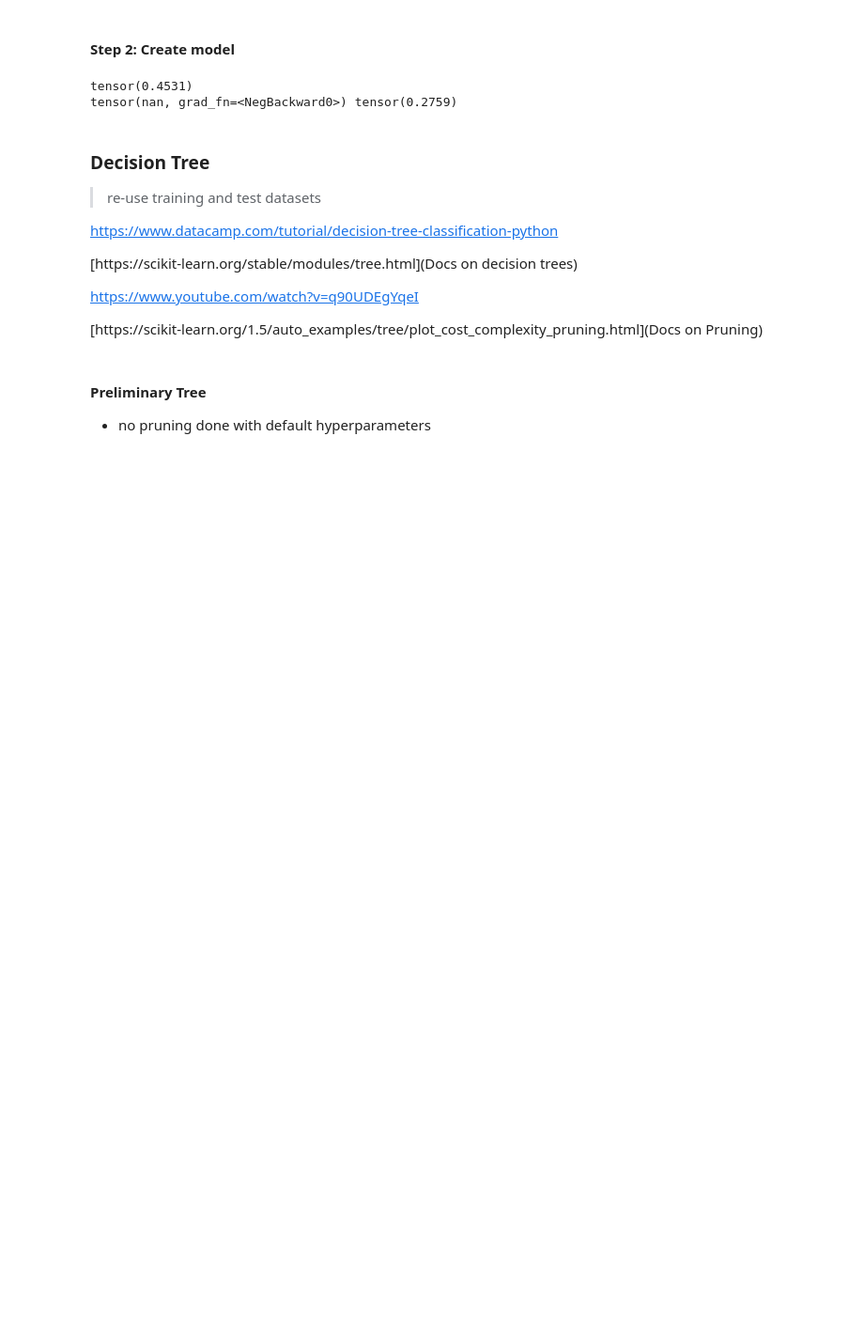
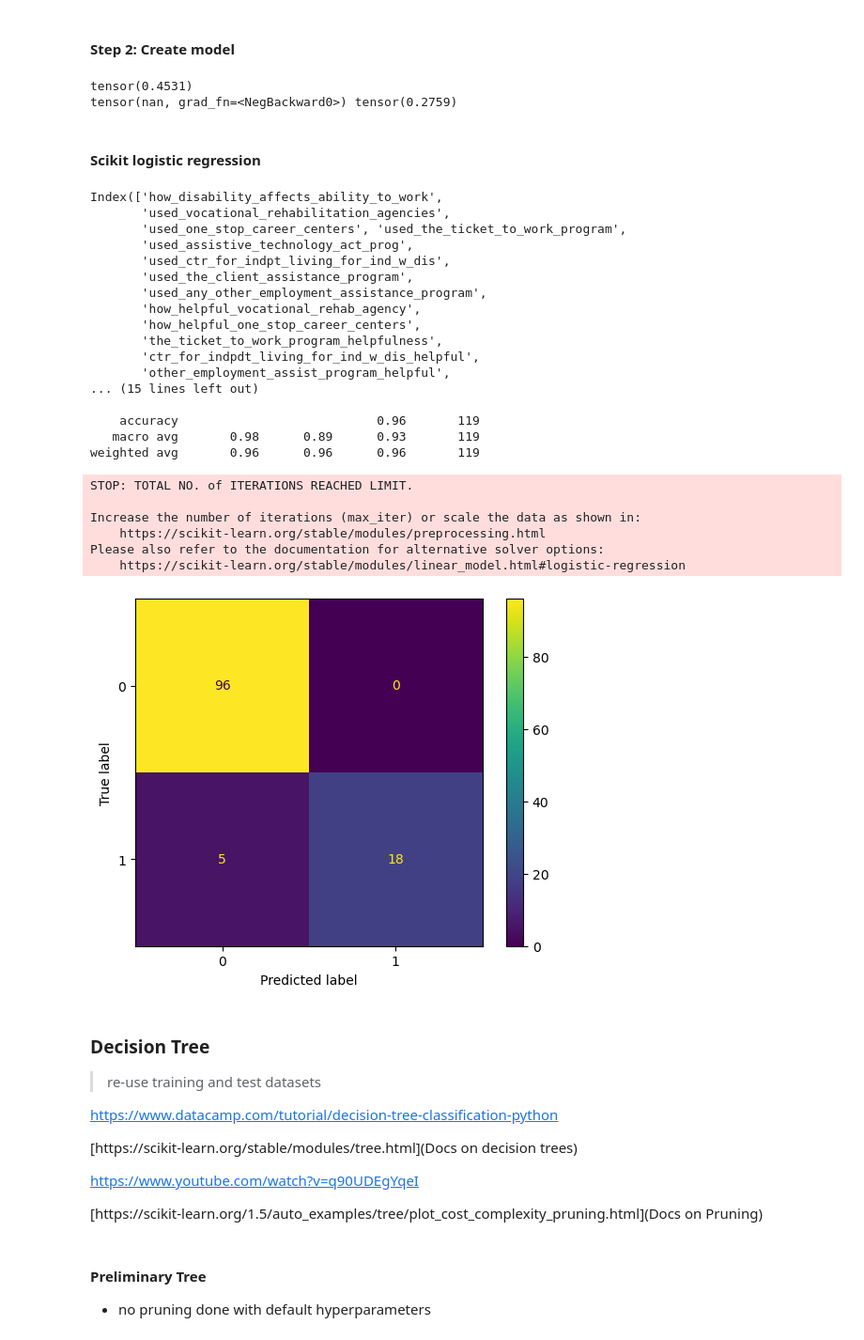
Before and after one commit to 04AJ/vocational-rehab, a Jupyter notebook: notebook.ipynb, the cells around one changed output. Shown at 94% size. Saved outputs shown, nothing was run; the diff lists cells and outputs as text; code cells hidden in the pictures; blank space fills up the shorter version.

```diff
--- a/notebook.ipynb
+++ b/notebook.ipynb
@@ -206,6 +214,63 @@ print(loss_func(model(xb), yb), accuracy(model(xb), yb))
 # %% [output]
 tensor(0.4531)
 tensor(nan, grad_fn=<NegBackward0>) tensor(0.2759)
+# %% [markdown]
+#### Scikit logistic regression
+# %%
+# Scikit logistic regression
+from sklearn.linear_model import LogisticRegression
+from sklearn.metrics import confusion_matrix, ConfusionMatrixDisplay
+from sklearn.model_selection import train_test_split
+from sklearn.metrics import classification_report
+
+
+data = pd.read_csv('cleaned-data.csv',header=0)
+data = data.loc[:,  ~data.columns.str.contains('^Unnamed')]
+
+# 80% training, 20% validation
+x_var = data.loc[:, data.columns != "labor_force_employment_status"]
+y_var = data.loc[:, data.columns == "labor_force_employment_status"]
+
+X_train, X_test, y_train, y_test = train_test_split(
+    x_var,
+    y_var,
+    test_size=0.2,
+    random_state=42
+)
+
+clf_log = LogisticRegression()
+clf_log = clf_log.fit(X_train, y_train)
+
+y_pred = clf_log.predict(X_test)
+cm = confusion_matrix(y_test, y_pred, labels=clf_log.classes_)
+disp = ConfusionMatrixDisplay(confusion_matrix=cm, display_labels=clf_log.classes_)
+disp.plot()
+print(classification_report(y_test, y_pred))
+# %% [output]
+Index(['how_disability_affects_ability_to_work',
+       'used_vocational_rehabilitation_agencies',
+       'used_one_stop_career_centers', 'used_the_ticket_to_work_program',
+       'used_assistive_technology_act_prog',
+       'used_ctr_for_indpt_living_for_ind_w_dis',
+       'used_the_client_assistance_program',
+       'used_any_other_employment_assistance_program',
+       'how_helpful_vocational_rehab_agency',
+       'how_helpful_one_stop_career_centers',
+       'the_ticket_to_work_program_helpfulness',
+       'ctr_for_indpdt_living_for_ind_w_dis_helpful',
+       'other_employment_assist_program_helpful',
+... (15 lines left out)
+
+    accuracy                           0.96       119
+   macro avg       0.98      0.89      0.93       119
+weighted avg       0.96      0.96      0.96       119
+STOP: TOTAL NO. of ITERATIONS REACHED LIMIT.
+
+Increase the number of iterations (max_iter) or scale the data as shown in:
+    https://scikit-learn.org/stable/modules/preprocessing.html
+Please also refer to the documentation for alternative solver options:
+    https://scikit-learn.org/stable/modules/linear_model.html#logistic-regression
+[figure, added]
 # %% [markdown]
 ### Decision Tree
 > re-use training and test datasets
```
Also changed, not shown: parts of 11 cells of this notebook, 4 other files.
